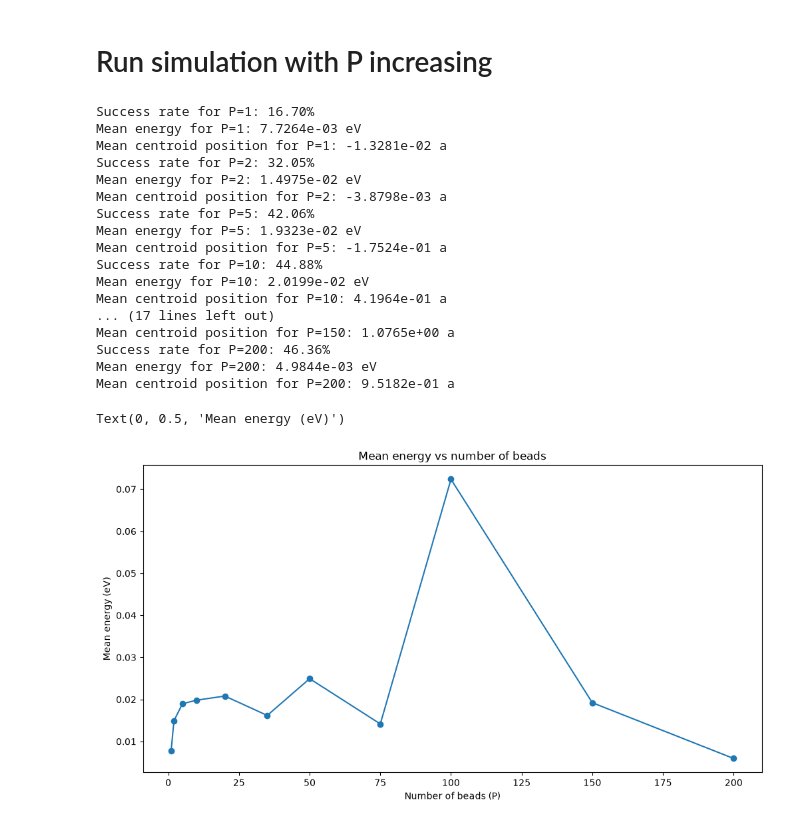
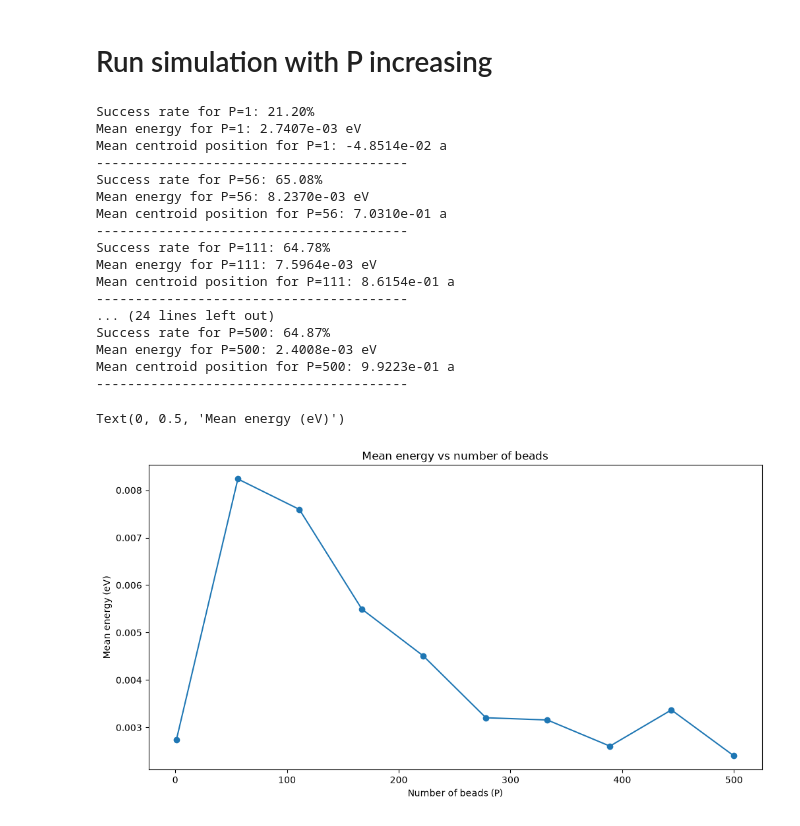
Before and after one commit to jJulZzZ/MSN---Projet-8, a Jupyter notebook: simu.ipynb, the cells around one changed output. Cells and saved outputs as stored; diff of their text form; code cells hidden in the pictures.

```diff
--- a/simu.ipynb
+++ b/simu.ipynb
@@ -132,7 +164,7 @@ def run_simulation(N: int = 20000, P: int = 50, C: float = 0.3):
 # %% [markdown]
 # Run simulation
 # %%
-M_conf, success_list, params = run_simulation(10000, 30)
+M_conf, success_list, centroid_positions, mean_energies, params = run_simulation(100000, 50, C=0.3)
 # %% [markdown]
 # Result analysis
 # %%
@@ -145,25 +177,12 @@ V0 = params.V0
 N = params.N
 
 # Mean energy calculation
-def mean_energy(M_conf):
-    """
-    Calculate the mean energy of the system for each configuration (<V> = 1/P * Sum(s=1 to P) V(x_s)).
-    """
-    return (1/P) *np.sum(V0 * ((M_conf / a)**2 - 1)**2, axis=1)
-
-mean_energies = mean_energy(M_conf)
 print(f"Mean energy: {np.mean(mean_energies) / const.e:.4e} eV")
 print(f"Variance of energy: {np.var(mean_energies) / (const.e**2):.4e} eV^2")
 mean_energy_prod = np.mean(mean_energies[int(np.ceil(N/2)):])  # Mean energy after equilibration (discard first half of the simulation)
 
 # Centroid distribution calculation
-def centroid_distribution(M_conf):
-    """
-    Calculate the centroid distribution of the system (x_c = 1/P * Sum(s=1 to P) x_s).
-    """
-    return (1/P) * np.sum(M_conf, axis=1)
 
-centroid_positions = centroid_distribution(M_conf)
 print(f"Mean centroid position: {np.mean(centroid_positions):.4e} m")
 print(f"Mean controid position (reduced units): {np.mean(centroid_positions) / a:.4e} a")
 print(f"Variance of centroid position: {np.var(centroid_positions):.4e} m^2")
@@ -177,7 +196,7 @@ plt.plot(mean_energies / const.e)
 plt.title('Potential energy of the particle evolution (eV)')
 
 ## Plot energy evolution with moving average
-window_size = 1000
+window_size = 10000
 moving_avg = np.convolve(mean_energies / const.e, np.ones(window_size)/window_size, mode='valid')
 plt.figure(figsize=(12, 6))
 plt.plot(moving_avg)
@@ -191,7 +210,7 @@ plt.title('Centroid position evolution (reduced units)')
 # Plot distribution of centroid positions (reduced position)
 fig, ax1 = plt.subplots(figsize=(12, 6))
 
-ax1.hist(centroid_positions / a, bins=50, density=True, alpha=0.97, color='tab:blue', label='Centroid Distribution')
+ax1.hist(centroid_positions / a, bins=500, density=True, alpha=0.97, color='tab:blue', label='Centroid Distribution')
 ax1.set_xlabel('Reduced Position')
 ax1.set_ylabel('Probability Density (Histogram)', color='tab:blue')
 ax1.tick_params(axis='y', labelcolor='tab:blue')
@@ -225,40 +244,41 @@ Variance of centroid position: 1.3579e-25 m^2
 # %% [markdown]
 # Run simulation with P increasing
 # %%
-P_list = [1, 2, 5, 10, 20, 35, 50, 75, 100, 150, 200]
+P_list = np.linspace(1, 500, 10, dtype=int)  # List of number of beads to test
 energy_list = []
 for P in P_list:
-    M_conf, success_list, params = run_simulation(100000, P)
+    M_conf, success_list, centroid_positions, mean_energies, params = run_simulation(500, P)
     success_rate = np.mean(success_list) * 100
     print(f"Success rate for P={P}: {success_rate:.2f}%")
-    print(f"Mean energy for P={P}: {np.mean(mean_energy(M_conf)) / const.e:.4e} eV")
-    print(f"Mean centroid position for P={P}: {np.mean(centroid_distribution(M_conf)) / params.a:.4e} a")
-    energy_list.append(np.mean(mean_energy(M_conf)[int(np.ceil(params.N/2)):]))  # Mean energy after equilibration (discard first half of the simulation)
+    print(f"Mean energy for P={P}: {np.mean(mean_energies[3*P:]) / const.e:.4e} eV")
+    print(f"Mean centroid position for P={P}: {np.mean(centroid_positions) / params.a:.4e} a")
+    print("-" * 40)
+    energy_list.append(np.mean(mean_energies[3*P:]))  # Mean energy after equilibration (to be fined-tuned)
 
 
 # Plot mean energy vs number of beads
 plt.figure(figsize=(12, 6))
 plt.plot(P_list, np.array(energy_list) / const.e, marker='o')
 plt.title('Mean energy vs number of beads')
 plt.xlabel('Number of beads (P)')
 plt.ylabel('Mean energy (eV)')
 # %% [output]
-Success rate for P=1: 16.70%
-Mean energy for P=1: 7.7264e-03 eV
-Mean centroid position for P=1: -1.3281e-02 a
-Success rate for P=2: 32.05%
-Mean energy for P=2: 1.4975e-02 eV
-Mean centroid position for P=2: -3.8798e-03 a
-Success rate for P=5: 42.06%
-Mean energy for P=5: 1.9323e-02 eV
-Mean centroid position for P=5: -1.7524e-01 a
-Success rate for P=10: 44.88%
-Mean energy for P=10: 2.0199e-02 eV
-Mean centroid position for P=10: 4.1964e-01 a
-... (17 lines left out)
-Mean centroid position for P=150: 1.0765e+00 a
-Success rate for P=200: 46.36%
-Mean energy for P=200: 4.9844e-03 eV
-Mean centroid position for P=200: 9.5182e-01 a
+Success rate for P=1: 21.20%
+Mean energy for P=1: 2.7407e-03 eV
+Mean centroid position for P=1: -4.8514e-02 a
+----------------------------------------
+Success rate for P=56: 65.08%
+Mean energy for P=56: 8.2370e-03 eV
+Mean centroid position for P=56: 7.0310e-01 a
+----------------------------------------
+Success rate for P=111: 64.78%
+Mean energy for P=111: 7.5964e-03 eV
+Mean centroid position for P=111: 8.6154e-01 a
+----------------------------------------
+... (24 lines left out)
+Success rate for P=500: 64.87%
+Mean energy for P=500: 2.4008e-03 eV
+Mean centroid position for P=500: 9.9223e-01 a
+----------------------------------------
 Text(0, 0.5, 'Mean energy (eV)')
-[figure, old version]
+[figure, new version]
```
Also changed, not shown: parts of 2 cells of this notebook.
